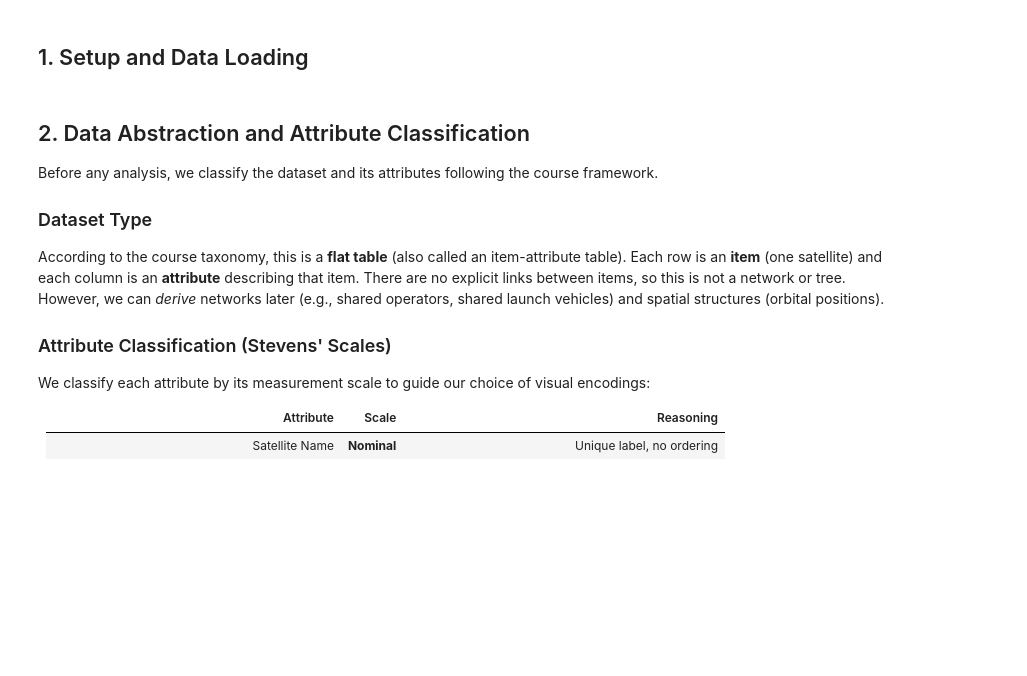
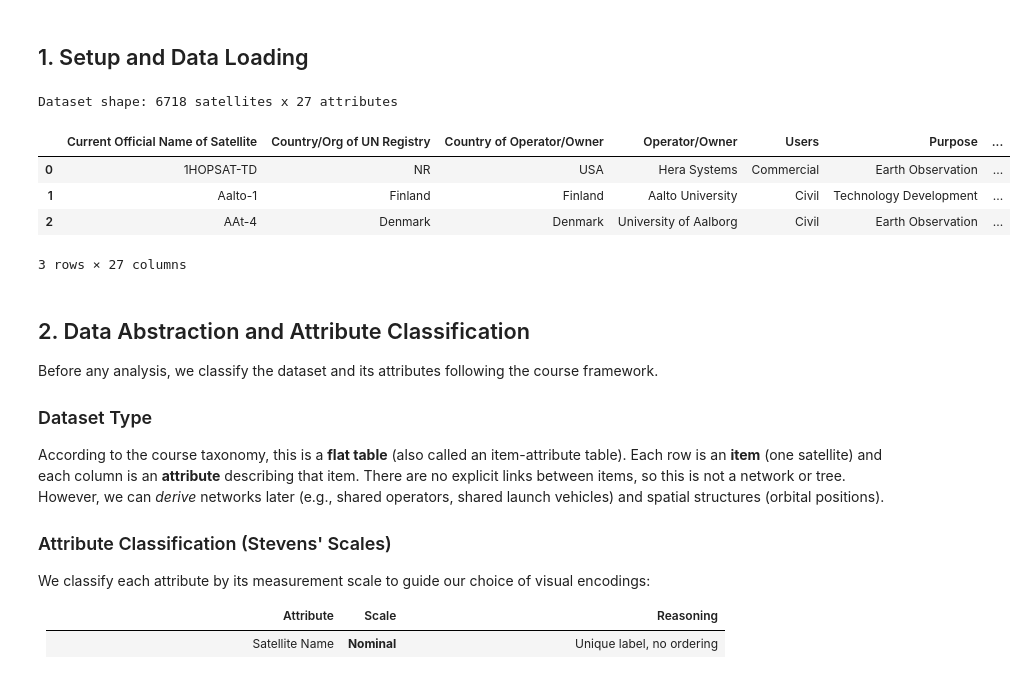
Before and after one commit to com-480-data-visualization/The-Outliers, a Jupyter notebook: milestones/milestone1/eda.ipynb, the cells around one changed output. Drawn from its saved outputs; the diff is of its cells as text; code cells hidden in the pictures; blank space fills up the shorter version.

```diff
--- a/milestones/milestone1/eda.ipynb
+++ b/milestones/milestone1/eda.ipynb
@@ -28,34 +28,41 @@ plt.rcParams.update({
     "text.color": "#333333",
     "xtick.color": "#555555",
     "ytick.color": "#555555",
     "axes.grid": True,
     "grid.alpha": 0.3,
     "grid.color": "#cccccc",
     "font.family": "sans-serif",
 })
 
 # Color palette
 PALETTE = {
     "main": "#1a73e8",
     "accent": "#e8710a",
     "LEO": "#1a73e8",
     "MEO": "#e8710a",
     "GEO": "#34a853",
     "Elliptical": "#9334e6",
 }
 
 # Load the dataset (latin-1 encoding due to non-breaking spaces in some fields)
-df = pd.read_csv("data/UCS-Satellite-Database-Officialname-1-1-2023.csv", encoding="latin-1")
+df = pd.read_csv("../../data/UCS-Satellite-Database-Officialname-1-1-2023.csv", encoding="latin-1")
 
 # Drop the many empty trailing columns and the source columns
 # Keep only the 27 meaningful fields (columns 0-26)
 df = df.iloc[:, :27]
 
 # Clean column names: strip whitespace
 df.columns = df.columns.str.strip()
 
 print(f"Dataset shape: {df.shape[0]} satellites x {df.shape[1]} attributes")
 df.head(3)
+# %% [output]
+Dataset shape: 6718 satellites x 27 attributes
+|  | Current Official Name of Satellite | Country/Org of UN Registry | Country of Operator/Owner | Operator/Owner | Users | Purpose | ... |
+| 0 | 1HOPSAT-TD | NR | USA | Hera Systems | Commercial | Earth Observation | ... |
+| 1 | Aalto-1 | Finland | Finland | Aalto University | Civil | Technology Development | ... |
+| 2 | AAt-4 | Denmark | Denmark | University of Aalborg | Civil | Earth Observation | ... |
+3 rows × 27 columns
 # %% [markdown]
 ## 2. Data Abstraction and Attribute Classification
 
```
Also changed, not shown: parts of 6 cells of this notebook, 29 other files.
